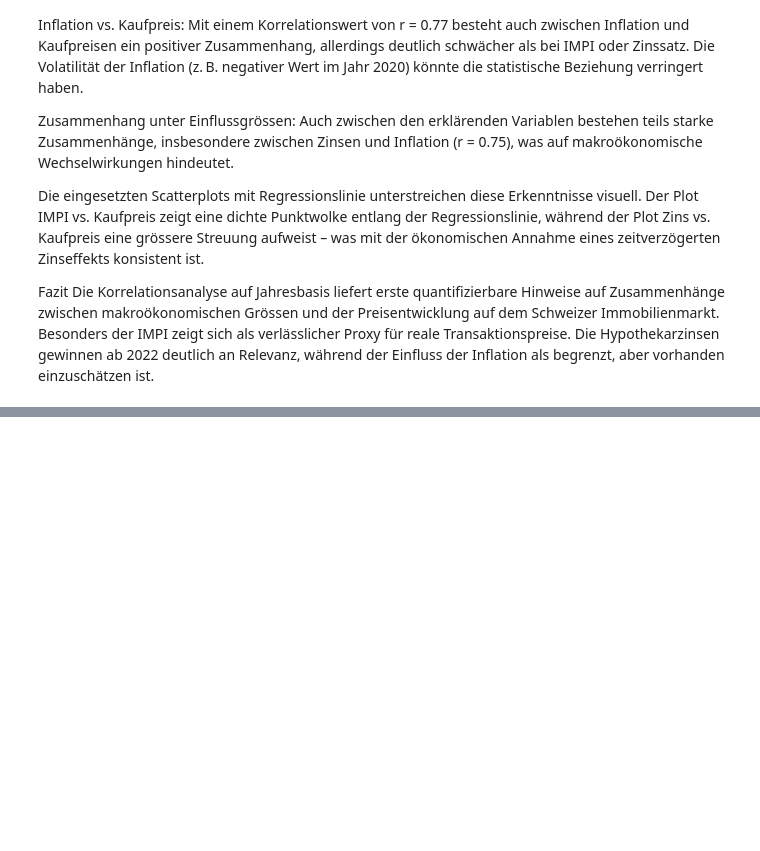
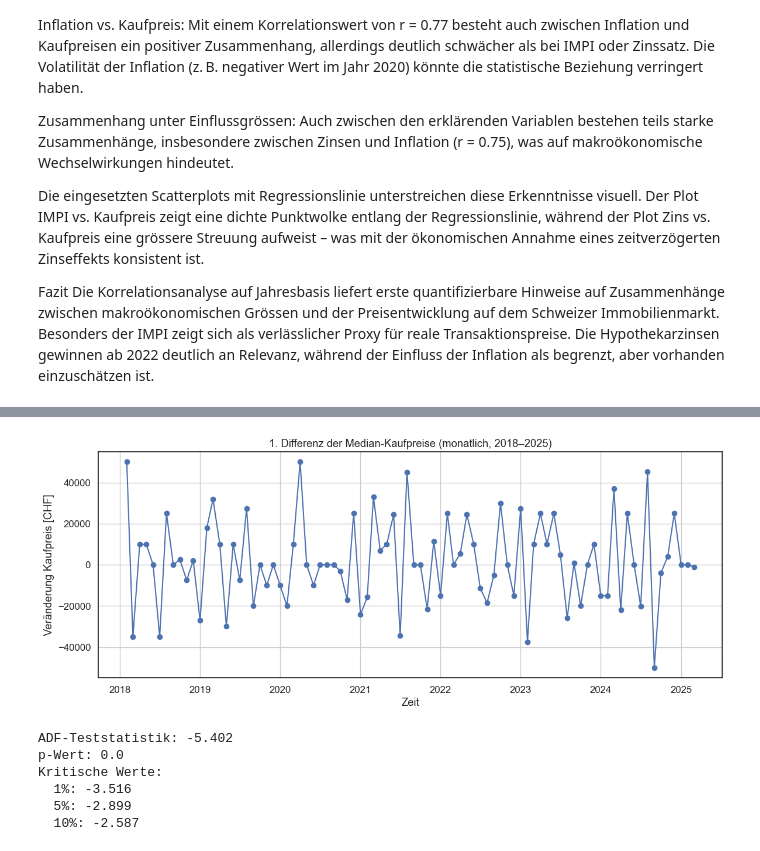
Before and after one commit to noeChicharro/Einfluss_von_Inflation_und_Zinsen_auf_den_Immobilienmark, a Jupyter notebook: src/antonio_jupyter_notebooks/Datenanalyse_Kapitel_4_5.ipynb, the cells around one changed output, grey strips where cells are left out. Cells and saved outputs as stored; diff of their text form; code cells hidden in the pictures; blank space fills up the shorter version.

```diff
--- a/src/antonio_jupyter_notebooks/Datenanalyse_Kapitel_4_5.ipynb
+++ b/src/antonio_jupyter_notebooks/Datenanalyse_Kapitel_4_5.ipynb
@@ -991,0 +1113,42 @@ Die Korrelationsanalyse auf Jahresbasis liefert erste quantifizierbare Hinweise
+# %%
+# Was wir machen:
+# Wir differenzieren die Zeitreihe (1. Ordnung), um Trendkomponenten zu entfernen und Stationarität zu erreichen.
+
+# Erste Differenz berechnen
+monthly_prices_diff = monthly_prices_forecast['median_kaufpreis'].diff().dropna()
+
+# Visualisierung der differenzierten Zeitreihe
+import matplotlib.pyplot as plt
+
+plt.figure(figsize=(12, 5))
+plt.plot(monthly_prices_diff, marker='o', linestyle='-')
+plt.title("1. Differenz der Median-Kaufpreise (monatlich, 2018–2025)")
+plt.xlabel("Zeit")
+plt.ylabel("Veränderung Kaufpreis [CHF]")
+plt.grid(True)
+plt.tight_layout()
+plt.show()
+# %% [output]
+[figure, added]
+# %%
+# Was wir machen:
+# Wir prüfen, ob die differenzierte Zeitreihe nun stationär ist.
+
+from statsmodels.tsa.stattools import adfuller
+
+# ADF-Test durchführen
+adf_result_diff = adfuller(monthly_prices_diff)
+
+# Ergebnis interpretieren
+print("ADF-Teststatistik:", round(adf_result_diff[0], 3))
+print("p-Wert:", round(adf_result_diff[1], 4))
+print("Kritische Werte:")
+for key, value in adf_result_diff[4].items():
+    print(f"  {key}: {round(value, 3)}")
+# %% [output]
+ADF-Teststatistik: -5.402
+p-Wert: 0.0
+Kritische Werte:
+  1%: -3.516
+  5%: -2.899
+  10%: -2.587
```
Also changed, not shown: parts of 47 cells of this notebook.
